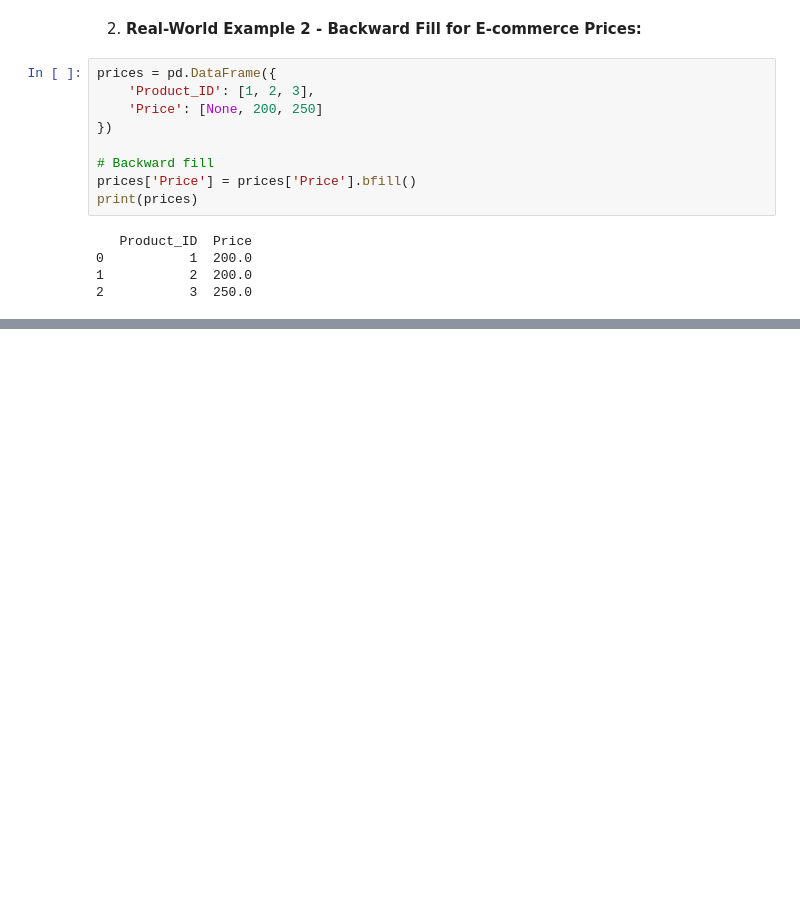
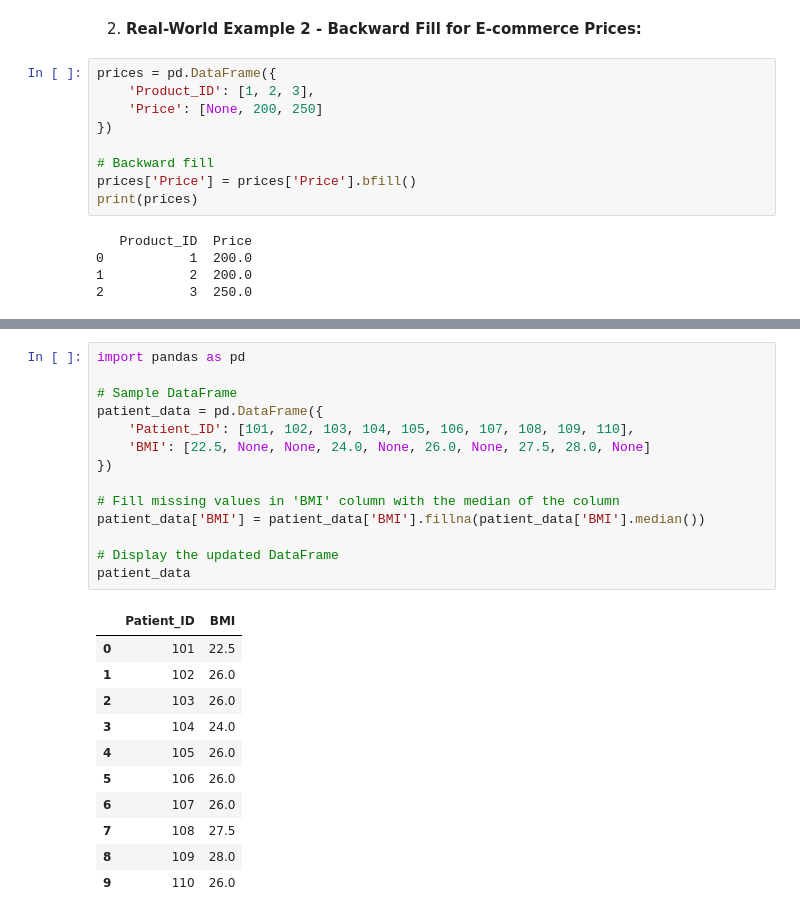
Before and after one commit to siddhantbhattarai/Machine_Learning_Bootcamp_2024, a Jupyter notebook: Pandas/Module_3.ipynb, the cells around one changed output, grey strips where cells are left out. Saved outputs shown, nothing was run; the diff lists cells and outputs as text; blank space fills up the shorter version.

Commit message:
pandas exercise added

```diff
--- a/Pandas/Module_3.ipynb
+++ b/Pandas/Module_3.ipynb
@@ -248,0 +257,26 @@ print(prices)
+# %%
+import pandas as pd
+
+# Sample DataFrame
+patient_data = pd.DataFrame({
+    'Patient_ID': [101, 102, 103, 104, 105, 106, 107, 108, 109, 110],
+    'BMI': [22.5, None, None, 24.0, None, 26.0, None, 27.5, 28.0, None]
+})
+
+# Fill missing values in 'BMI' column with the median of the column
+patient_data['BMI'] = patient_data['BMI'].fillna(patient_data['BMI'].median())
+
+# Display the updated DataFrame
+patient_data
+# %% [output]
+|  | Patient_ID | BMI |
+| 0 | 101 | 22.5 |
+| 1 | 102 | 26.0 |
+| 2 | 103 | 26.0 |
+| 3 | 104 | 24.0 |
+| 4 | 105 | 26.0 |
+| 5 | 106 | 26.0 |
+| 6 | 107 | 26.0 |
+| 7 | 108 | 27.5 |
+| 8 | 109 | 28.0 |
+| 9 | 110 | 26.0 |
```
Also changed, not shown: parts of 12 cells of this notebook.
